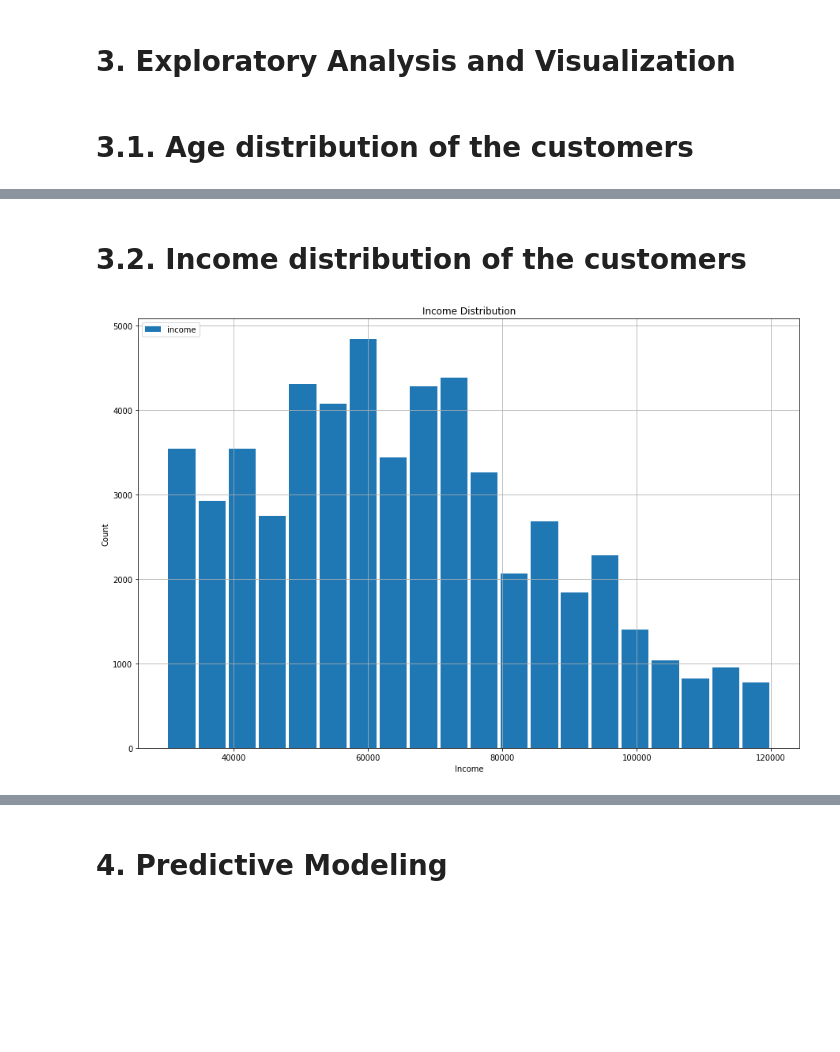
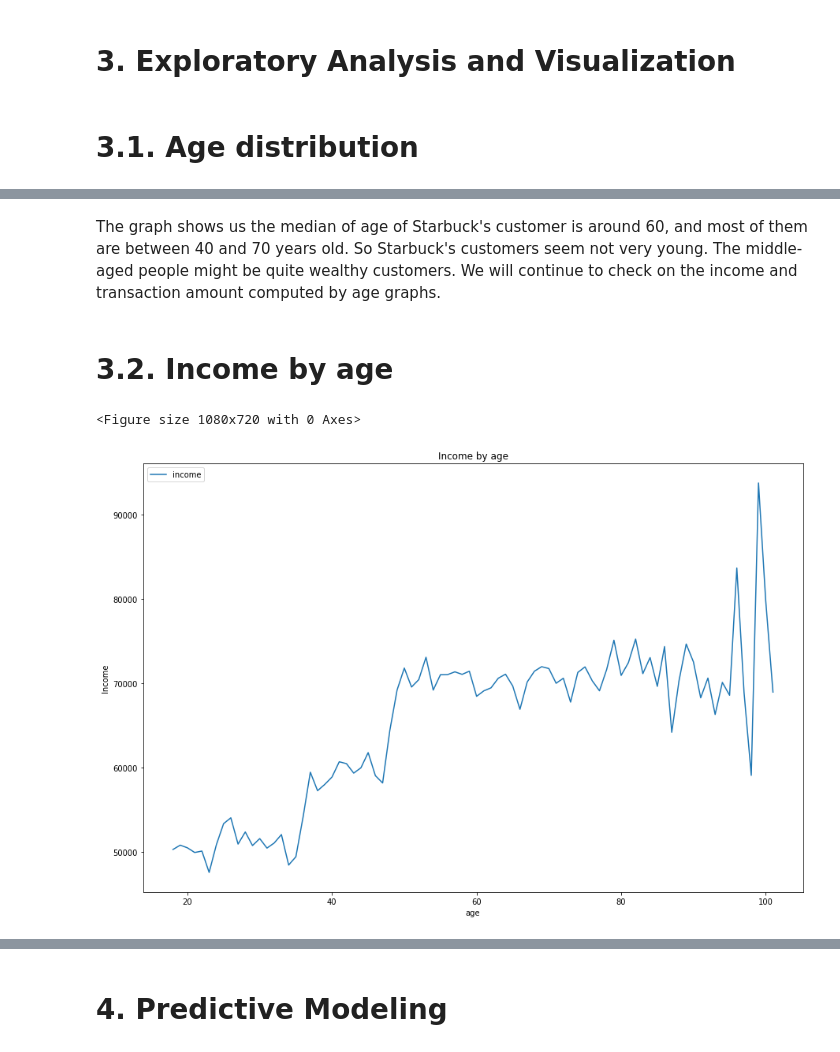
Before and after one commit to happyPrince169/Starbucks_Capstone_Challenge, a Jupyter notebook: Starbucks_Capstone_notebook.ipynb, the cells around one changed output, grey strips where cells are left out. Saved outputs shown, nothing was run; the diff lists cells and outputs as text; code cells hidden in the pictures; blank space fills up the shorter version.

```diff
--- a/Starbucks_Capstone_notebook.ipynb
+++ b/Starbucks_Capstone_notebook.ipynb
@@ -355,7 +404,7 @@ dtype: int64
 # %% [markdown]
 # 3. Exploratory Analysis and Visualization
 # %% [markdown]
-# 3.1. Age distribution of the customers
+# 3.1. Age distribution
 # %%
 merged_df["age"].plot.hist(figsize=(15,10),grid=True, bins=20,rwidth=0.9, lw=3)
 plt.title('Age Distribution')
@@ -365,14 +414,23 @@ plt.legend(loc = "upper left")
 plt.show()
 # %% [output]
 [figure]
+# %% [markdown]
+The graph shows us the median of age of Starbuck's customer is around 60, and most of them are between 40 and 70 years old. So Starbuck's customers seem not very young. The middle-aged people might be quite wealthy customers. We will continue to check on the income and transaction amount computed by age graphs.
 # %% [markdown]
-# 3.2. Income distribution of the customers
+# 3.2. Income by age
-# %%
-merged_df["income"].plot.hist(figsize=(15,10),grid=True, bins=20, rwidth=0.9, lw=3)
-plt.title('Income Distribution')
-plt.xlabel('Income')
-plt.ylabel('Count')
-plt.legend(loc = "upper left")
-plt.show()
-# %% [output]
-[figure, removed]
+# %%
+# Income by age
+income_by_age = merged_df.groupby(['age']).agg({'income':'mean'}).reset_index()
+income_by_age = income_by_age.set_index('age').sort_index()
+# Visualize
+fig = plt.figure(figsize =(15, 10))
+lines = income_by_age.plot.line(figsize=(15,10))
+plt.title('Income by age')
+plt.xlabel('age')
+plt.ylabel('Income')
+plt.legend(loc = "upper left")
+# plt.xlim(0,800)
+plt.show()
+# %% [output]
+<Figure size 1080x720 with 0 Axes>
+[figure, added]
```
Also changed, not shown: parts of 49 cells of this notebook, 4 other files.
